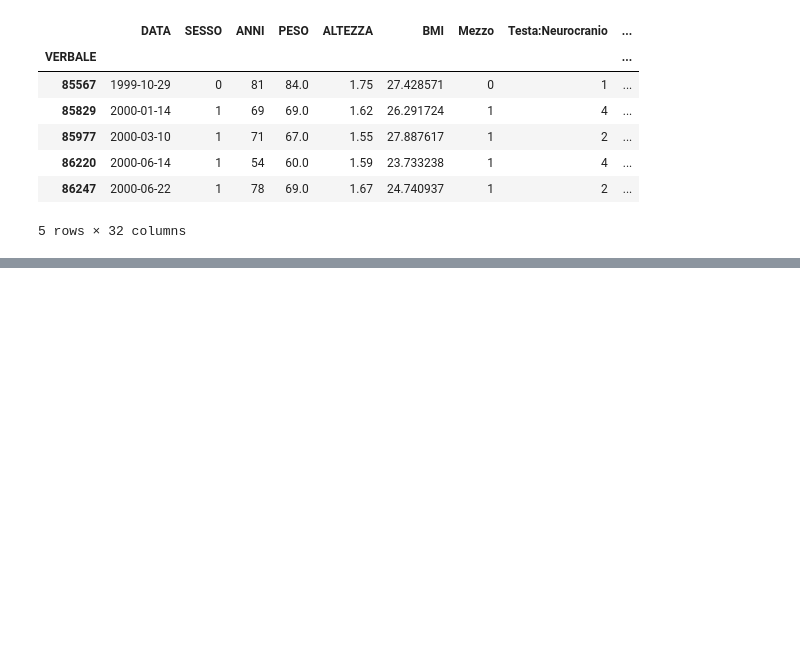
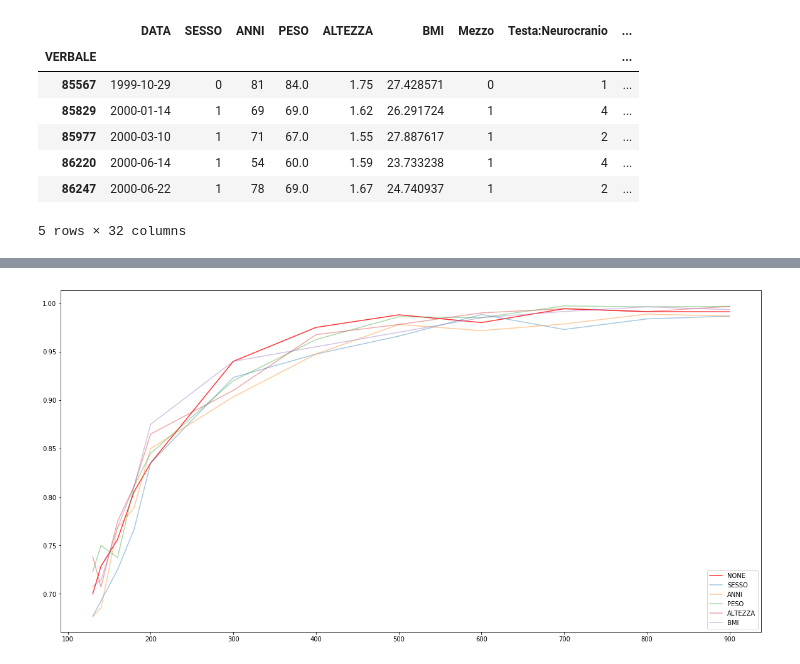
Before and after one commit to Mafidyuz/NeuralNetworksExercises, a Jupyter notebook: codice/incidenti5.ipynb, the cells around one changed output, grey strips where cells are left out. Drawn from its saved outputs; the diff is of its cells as text; code cells hidden in the pictures; blank space fills up the shorter version.

```diff
--- a/codice/incidenti5.ipynb
+++ b/codice/incidenti5.ipynb
@@ -157,17 +166,17 @@ params = {'activation': ['relu', 'logistic', 'tanh'],
           #'alpha' : [0.0001, 0.001, 0.01, 0.1]
          }
 
-_range = [x for x in range(140, 200, 10)] + [x for x in range(200,2000,100)] + [2**e for e in range(11,15)]
+#_range = [x for x in range(140, 200, 10)] + [x for x in range(200,2000,100)] + [2**e for e in range(11,15)]
+_range = [x for x in range(140, 200, 20)] + [x for x in range(200,1000,100)]
 
+logging.info('Started augmenting data excluding NONE')
 accuracies_excluding = {}
 accuracies_excluding['NONE'] = get_accuracies(df, params, _range, perturbation_kind="personal_data")
-
-from tqdm import tqdm
-
-for feature in tqdm(['SESSO', 'ANNI', 'PESO', 'ALTEZZA', 'BMI']):
-    df_new = df.drop(columns=feature)
-    df_new['Mezzo'] = y
-    accuracies_excluding[feature] = get_accuracies(df_new, params, _range, perturbation_kind="personal_data", exclude=feature, excluded_feature=df[feature])
+# %%
+for feature in['SESSO', 'ANNI', 'PESO', 'ALTEZZA', 'BMI']:
+    df_new = df.drop(columns=feature)
+    df_new['Mezzo'] = y
+    accuracies_excluding[feature] = get_accuracies(df_new, params, _range, perturbation_kind="personal_data", exclude=feature, excluded_feature=df[feature])
 # %%
 accuracies_excluding_body_parts = {}
 accuracies_excluding_body_parts['NONE'] = get_accuracies(df, params, _range, perturbation_kind="body_parts")
@@ -178,0 +205,12 @@ for feature in tqdm(['SESSO', 'ANNI', 'PESO', 'ALTEZZA', 'BMI']):
+# %%
+plt.figure(figsize=(20,10))
+
+plt.plot(accuracies_excluding['NONE']['n_data'], accuracies_excluding['NONE']['best score'], alpha=0.8, color='red', label='NONE')
+
+for excluded in ['SESSO', 'ANNI', 'PESO', 'ALTEZZA', 'BMI']:
+    plt.plot(accuracies_excluding[excluded]['n_data'], accuracies_excluding[excluded]['best score'], alpha=0.4, label=excluded)
+
+plt.legend(loc="lower right")
+plt.show()
+# %% [output]
+[figure, added]
```
Also changed, not shown: parts of 10 cells of this notebook, 2 other files.
